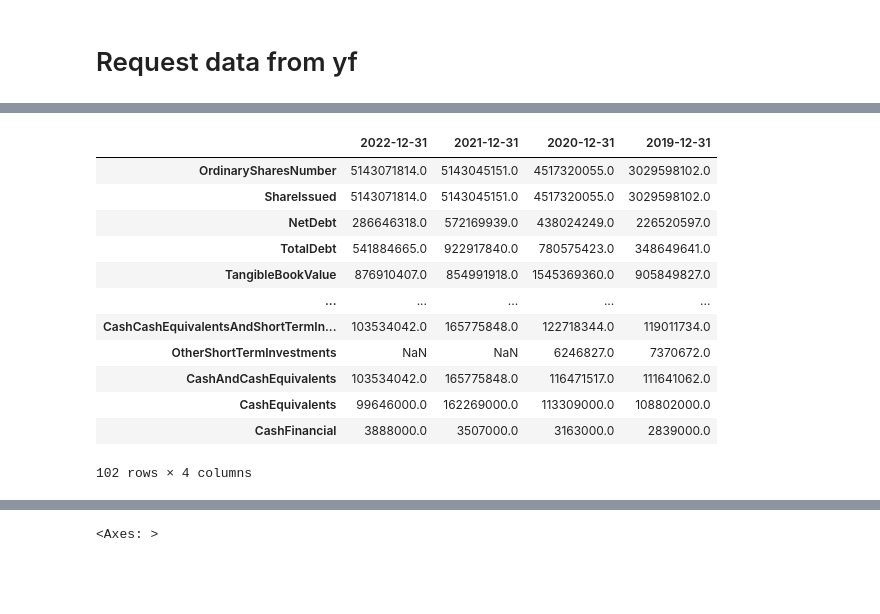
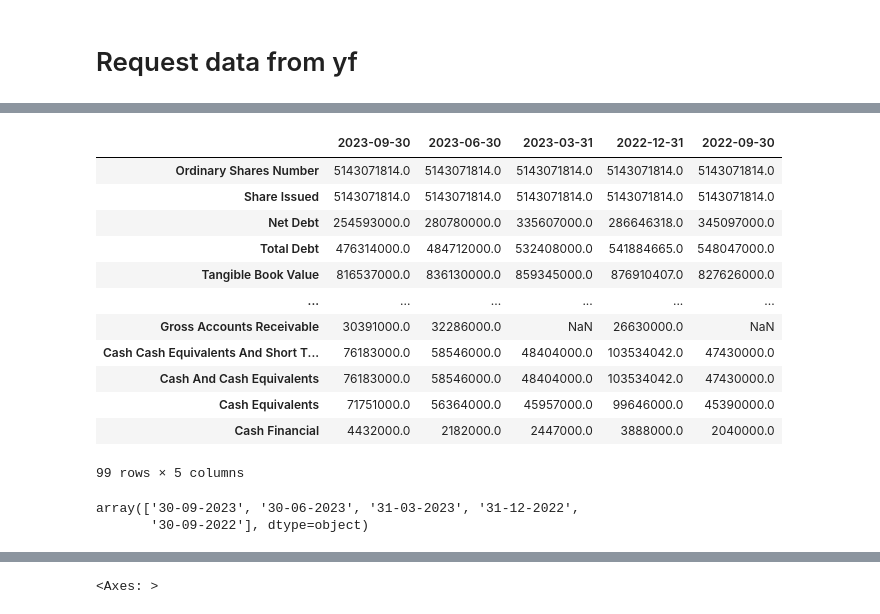
Before and after one commit to NatapolLim/Stock-Analytics, a Jupyter notebook: experiment_notebooks/0-ingest_data.ipynb, the cells around one changed output, grey strips where cells are left out. Saved outputs shown, nothing was run; the diff lists cells and outputs as text; code cells hidden in the pictures; blank space fills up the shorter version.

```diff
--- a/experiment_notebooks/0-ingest_data.ipynb
+++ b/experiment_notebooks/0-ingest_data.ipynb
@@ -70,7 +70,6 @@ dtype: int64
 # Request data from yf
 # %%
 import yfinance as yf
-symbols = list(map(lambda x: x.upper()+".BK", settings.tickers))
-stocks = yf.Tickers(tickers=symbols)
-df = stocks.history(period='6mo', interval='1h')
-df
+# symbols = list(map(lambda x: x.upper()+".BK", settings.tickers))
+ticker = yf.Ticker(ticker='KBANK.BK')
+# df = ticker.history(period='5y', interval='1d')
@@ -102,17 +133,22 @@ ticker_dict
 # %%
-balance_sheet_df = ticker_dict['7UP.BK'].get_balance_sheet(pretty=False, freq='yearly')
+balance_sheet_df = ticker.get_balance_sheet(pretty=True, freq='quarterly')
 balance_sheet_df
 # %% [output]
-|  | 2022-12-31 | 2021-12-31 | 2020-12-31 | 2019-12-31 |
-| OrdinarySharesNumber | 5143071814.0 | 5143045151.0 | 4517320055.0 | 3029598102.0 |
-| ShareIssued | 5143071814.0 | 5143045151.0 | 4517320055.0 | 3029598102.0 |
-| NetDebt | 286646318.0 | 572169939.0 | 438024249.0 | 226520597.0 |
-| TotalDebt | 541884665.0 | 922917840.0 | 780575423.0 | 348649641.0 |
-| TangibleBookValue | 876910407.0 | 854991918.0 | 1545369360.0 | 905849827.0 |
-| ... | ... | ... | ... | ... |
-| CashCashEquivalentsAndShortTermIn... | 103534042.0 | 165775848.0 | 122718344.0 | 119011734.0 |
-| OtherShortTermInvestments | NaN | NaN | 6246827.0 | 7370672.0 |
-| CashAndCashEquivalents | 103534042.0 | 165775848.0 | 116471517.0 | 111641062.0 |
-| CashEquivalents | 99646000.0 | 162269000.0 | 113309000.0 | 108802000.0 |
-| CashFinancial | 3888000.0 | 3507000.0 | 3163000.0 | 2839000.0 |
+|  | 2023-09-30 | 2023-06-30 | 2023-03-31 | 2022-12-31 | 2022-09-30 |
+| Ordinary Shares Number | 5143071814.0 | 5143071814.0 | 5143071814.0 | 5143071814.0 | 5143071814.0 |
+| Share Issued | 5143071814.0 | 5143071814.0 | 5143071814.0 | 5143071814.0 | 5143071814.0 |
+| Net Debt | 254593000.0 | 280780000.0 | 335607000.0 | 286646318.0 | 345097000.0 |
+| Total Debt | 476314000.0 | 484712000.0 | 532408000.0 | 541884665.0 | 548047000.0 |
+| Tangible Book Value | 816537000.0 | 836130000.0 | 859345000.0 | 876910407.0 | 827626000.0 |
+| ... | ... | ... | ... | ... | ... |
+| Gross Accounts Receivable | 30391000.0 | 32286000.0 | NaN | 26630000.0 | NaN |
+| Cash Cash Equivalents And Short T... | 76183000.0 | 58546000.0 | 48404000.0 | 103534042.0 | 47430000.0 |
+| Cash And Cash Equivalents | 76183000.0 | 58546000.0 | 48404000.0 | 103534042.0 | 47430000.0 |
+| Cash Equivalents | 71751000.0 | 56364000.0 | 45957000.0 | 99646000.0 | 45390000.0 |
+| Cash Financial | 4432000.0 | 2182000.0 | 2447000.0 | 3888000.0 | 2040000.0 |
-102 rows × 4 columns
+99 rows × 5 columns
+# %%
+balance_sheet_df.columns.strftime(date_format='%d-%m-%Y').values
+# %% [output]
+array(['30-09-2023', '30-06-2023', '31-03-2023', '31-12-2022',
+       '30-09-2022'], dtype=object)
```
Also changed, not shown: parts of 16 cells of this notebook, 12 other files.
